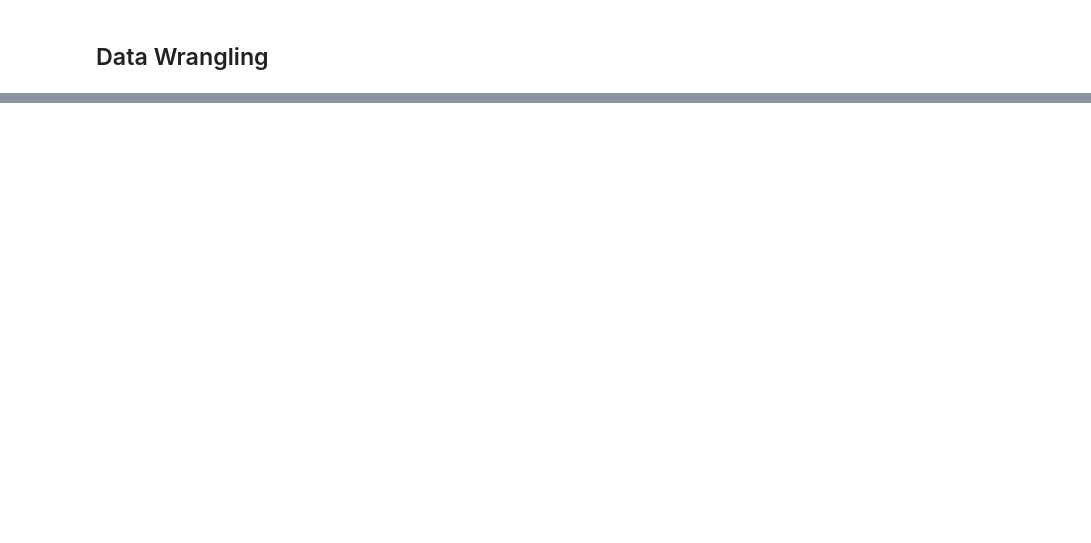
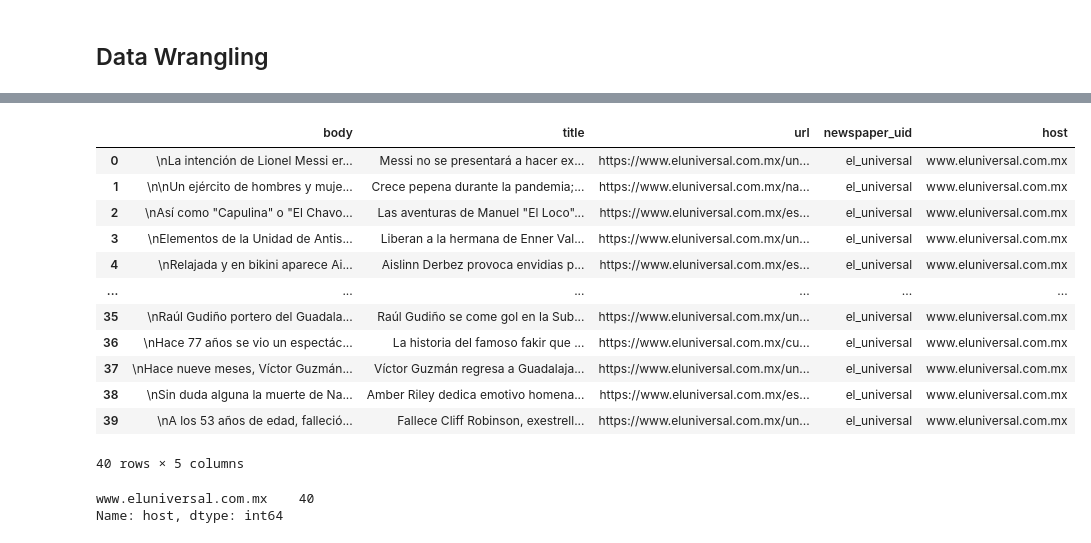
Before and after one commit to datormx/IngenieriaDatosPython, a Jupyter notebook: Platzi Data Live.ipynb, the cells around one changed output, grey strips where cells are left out. Saved outputs shown, nothing was run; the diff lists cells and outputs as text; code cells hidden in the pictures; blank space fills up the shorter version.

```diff
--- a/Platzi Data Live.ipynb
+++ b/Platzi Data Live.ipynb
@@ -291,2 +330,8 @@ Name: body, dtype: object
 # %% [markdown]
 ## Data Wrangling
+# %%
+# 1. Añadir newspaper_uid al DataFrame
+
+el_universal['newspaper_uid'] = 'el_universal'
+
+el_universal
@@ -292,0 +352,27 @@ Name: body, dtype: object
+# %%
+# 2. Obtener el host
+
+from urllib.parse import urlparse #Librería estándar de Python para parsear url
+
+el_universal['host'] = el_universal['url'].apply(lambda url: urlparse(url).netloc)
+
+el_universal
+# %% [output]
+|  | body | title | url | newspaper_uid | host |
+| 0 | \nLa intención de Lionel Messi er... | Messi no se presentará a hacer ex... | https://www.eluniversal.com.mx/un... | el_universal | www.eluniversal.com.mx |
+| 1 | \n\nUn ejército de hombres y muje... | Crece pepena durante la pandemia;... | https://www.eluniversal.com.mx/na... | el_universal | www.eluniversal.com.mx |
+| 2 | \nAsí como "Capulina" o "El Chavo... | Las aventuras de Manuel "El Loco"... | https://www.eluniversal.com.mx/es... | el_universal | www.eluniversal.com.mx |
+| 3 | \nElementos de la Unidad de Antis... | Liberan a la hermana de Enner Val... | https://www.eluniversal.com.mx/un... | el_universal | www.eluniversal.com.mx |
+| 4 | \nRelajada y en bikini aparece Ai... | Aislinn Derbez provoca envidias p... | https://www.eluniversal.com.mx/es... | el_universal | www.eluniversal.com.mx |
+| ... | ... | ... | ... | ... | ... |
+| 35 | \nRaúl Gudiño portero del Guadala... | Raúl Gudiño se come gol en la Sub... | https://www.eluniversal.com.mx/un... | el_universal | www.eluniversal.com.mx |
+| 36 | \nHace 77 años se vio un espectác... | La historia del famoso fakir que ... | https://www.eluniversal.com.mx/cu... | el_universal | www.eluniversal.com.mx |
+| 37 | \nHace nueve meses, Víctor Guzmán... | Víctor Guzmán regresa a Guadalaja... | https://www.eluniversal.com.mx/un... | el_universal | www.eluniversal.com.mx |
+| 38 | \nSin duda alguna la muerte de Na... | Amber Riley dedica emotivo homena... | https://www.eluniversal.com.mx/es... | el_universal | www.eluniversal.com.mx |
+| 39 | \nA los 53 años de edad, falleció... | Fallece Cliff Robinson, exestrell... | https://www.eluniversal.com.mx/un... | el_universal | www.eluniversal.com.mx |
+40 rows × 5 columns
+# %%
+el_universal['host'].value_counts()
+# %% [output]
+www.eluniversal.com.mx    40
+Name: host, dtype: int64
```
Also changed, not shown: parts of 10 cells of this notebook, 5 other files.
